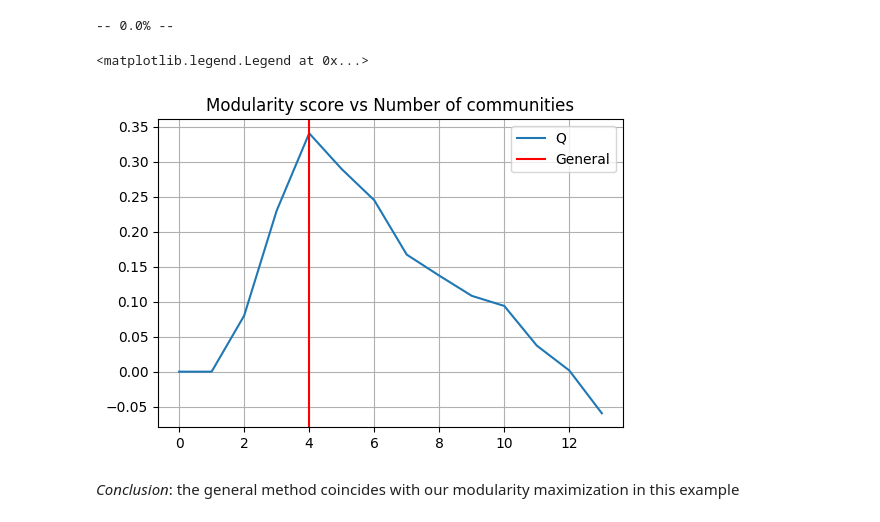
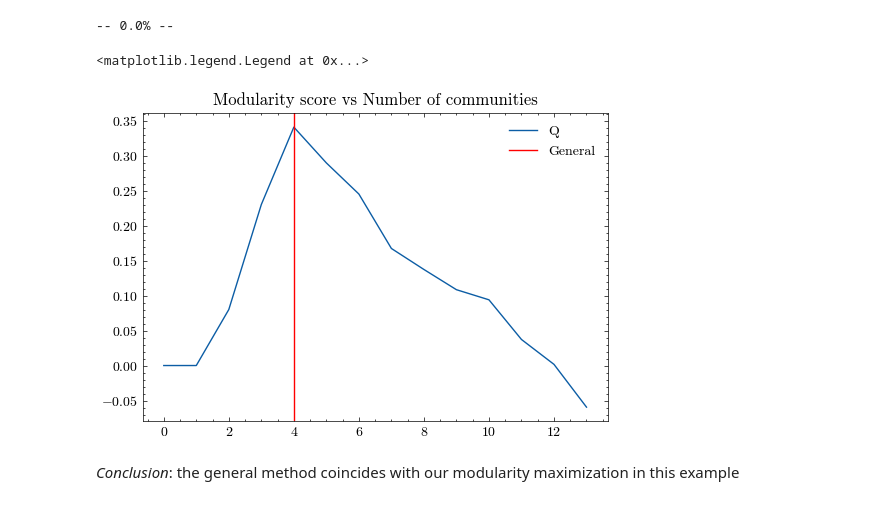
Before and after one commit to LaComarca-Lab/HyperGraph-Communities, a Jupyter notebook: ToyModel.ipynb, the cells around one changed output. Drawn from its saved outputs; the diff is of its cells as text; code cells hidden in the pictures.

```diff
--- a/ToyModel.ipynb
+++ b/ToyModel.ipynb
@@ -3,11 +3,14 @@
 # %%
 import numpy as np
 import networkx as nx
+import xgi
+from scipy.cluster import hierarchy
+from collections import defaultdict
+from itertools import combinations, product
+
 import matplotlib.pyplot as plt
-from scipy.cluster import hierarchy
-import xgi
-from collections import defaultdict
-from itertools import combinations
+import scienceplots
+plt.style.use(['science', 'no-latex'])
 
 from hyperfunctions import *
 from modularity_functions import *
@@ -105,14 +108,14 @@ for n in range(len(H.nodes)):
 # %%
 plt.figure(figsize=(6,4))
 plt.title("Modularity score vs Number of communities")
 plt.plot(range(len(H.nodes)), Modularity, label='Q')
-plt.grid()
+#plt.grid()
 plt.axvline(Num_communities, color='r', label='General')
 
 plt.legend()
 # %% [output]
 <matplotlib.legend.Legend at 0x...>
-[figure, old version]
+[figure, new version]
 # %% [markdown]
 *Conclusion*: the general method coincides with our modularity maximization in this example
 # %%
```
Also changed, not shown: parts of 7 cells of this notebook, 2 other files.
